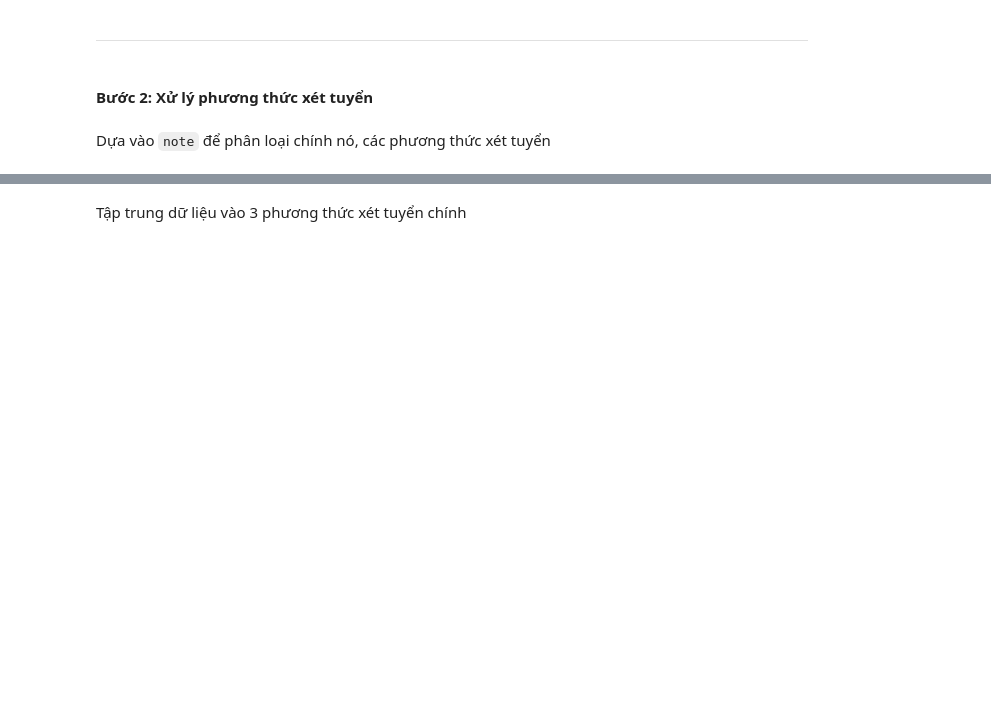
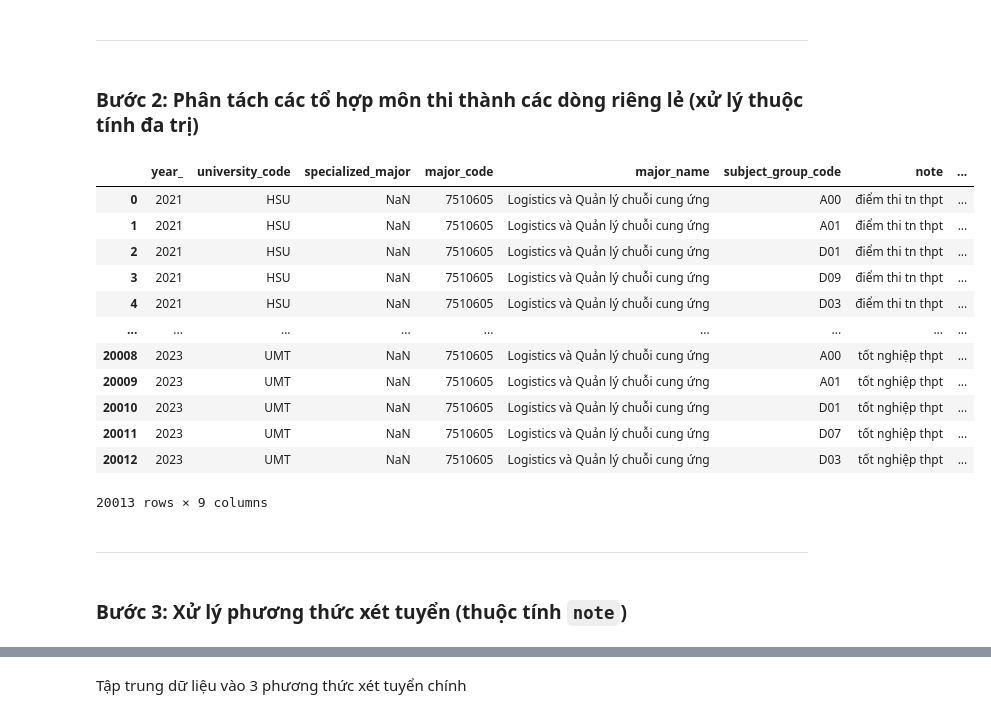
Before and after one commit to Le-AnV/group_7_final_python, a Jupyter notebook: notebooks/02_clean_data.ipynb, the cells around one changed output, grey strips where cells are left out. Cells and saved outputs as stored; diff of their text form; code cells hidden in the pictures; blank space fills up the shorter version.

```diff
--- a/notebooks/02_clean_data.ipynb
+++ b/notebooks/02_clean_data.ipynb
@@ -107,19 +129,20 @@ criterion_lst = [
     'chương trình tiên tiến',
     'chương trình tài năng',
     'chương trình quốc tế',
-    'chương trình liên kết quốc tế',
-    'chất lượng cao tiếng anh',
-    'clc tiếng anh',
-    'clc tiếng việt',
-    'chất lượng cao tiếng việt',
-    'chất lượng cao định hướng nhật',
-    'chất lượng cao việt nhật',
+    'liên kết',
     'chương trình việt-pháp',
     'chương trình đại học chính quy quốc tế cấp song bằng',
     'chương trình đại học chính quy quốc tế song bằng',
-    'ct liên kết quốc tế 2+2'
+    'ct',
+    'tiên tiến',
 ]
+
+# Gán 'CLC' và 'DT' từ cột 'note'
+df['program_type'] = df['note'].str.contains('|'.join(criterion_lst), na=False).map({True: 'CLC', False: 'DT'})
+
+# Cập nhật lại 'CLC' nếu có trong 'major_code', nhưng chỉ thay đổi những dòng có giá trị 'DT'
+df['program_type'] = np.where(df['major_code'].str.contains(r'CLC|VP', case=False, na=False) & (df['program_type'] == 'DT'), 'CLC', df['program_type'])
-# %%
-df['program_type'] = df['note'].str.contains('|'.join(criterion_lst), case=False, na=False).map({True: 'CLC', False: 'DT'})
 # %% [markdown]
 ---
+# %% [markdown]
+### Bước 2: Phân tách các tổ hợp môn thi thành các dòng riêng lẻ (xử lý thuộc tính đa trị)
@@ -126,4 +154,20 @@ df['program_type'] = df['note'].str.contains('|'.join(criterion_lst), case=False
+# %%
+df
+# %% [output]
+|  | year_ | university_code | specialized_major | major_code | major_name | subject_group_code | note | ... |
+| 0 | 2021 | HSU | NaN | 7510605 | Logistics và Quản lý chuỗi cung ứng | A00 | điểm thi tn thpt | ... |
+| 1 | 2021 | HSU | NaN | 7510605 | Logistics và Quản lý chuỗi cung ứng | A01 | điểm thi tn thpt | ... |
+| 2 | 2021 | HSU | NaN | 7510605 | Logistics và Quản lý chuỗi cung ứng | D01 | điểm thi tn thpt | ... |
+| 3 | 2021 | HSU | NaN | 7510605 | Logistics và Quản lý chuỗi cung ứng | D09 | điểm thi tn thpt | ... |
+| 4 | 2021 | HSU | NaN | 7510605 | Logistics và Quản lý chuỗi cung ứng | D03 | điểm thi tn thpt | ... |
+| ... | ... | ... | ... | ... | ... | ... | ... | ... |
+| 20008 | 2023 | UMT | NaN | 7510605 | Logistics và Quản lý chuỗi cung ứng | A00 | tốt nghiệp thpt | ... |
+| 20009 | 2023 | UMT | NaN | 7510605 | Logistics và Quản lý chuỗi cung ứng | A01 | tốt nghiệp thpt | ... |
+| 20010 | 2023 | UMT | NaN | 7510605 | Logistics và Quản lý chuỗi cung ứng | D01 | tốt nghiệp thpt | ... |
+| 20011 | 2023 | UMT | NaN | 7510605 | Logistics và Quản lý chuỗi cung ứng | D07 | tốt nghiệp thpt | ... |
+| 20012 | 2023 | UMT | NaN | 7510605 | Logistics và Quản lý chuỗi cung ứng | D03 | tốt nghiệp thpt | ... |
+20013 rows × 9 columns
+# %% [markdown]
+---
 # %% [markdown]
-#### Bước 2: Xử lý phương thức xét tuyển
+### Bước 3: Xử lý phương thức xét tuyển (thuộc tính `note`)
-# %% [markdown]
-Dựa vào `note` để phân loại chính nó, các phương thức xét tuyển
```
Also changed, not shown: parts of 63 cells of this notebook, 1 other file.
